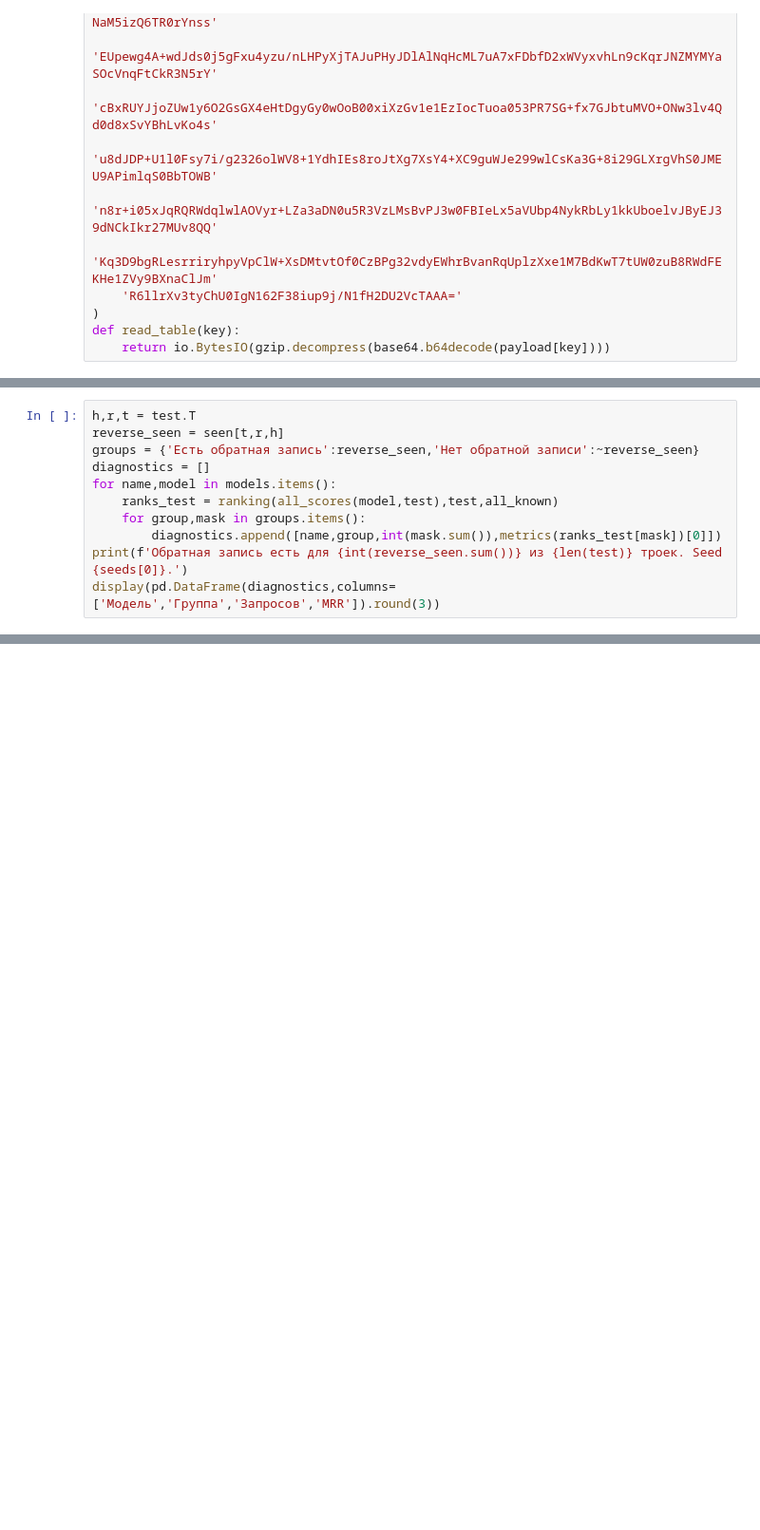
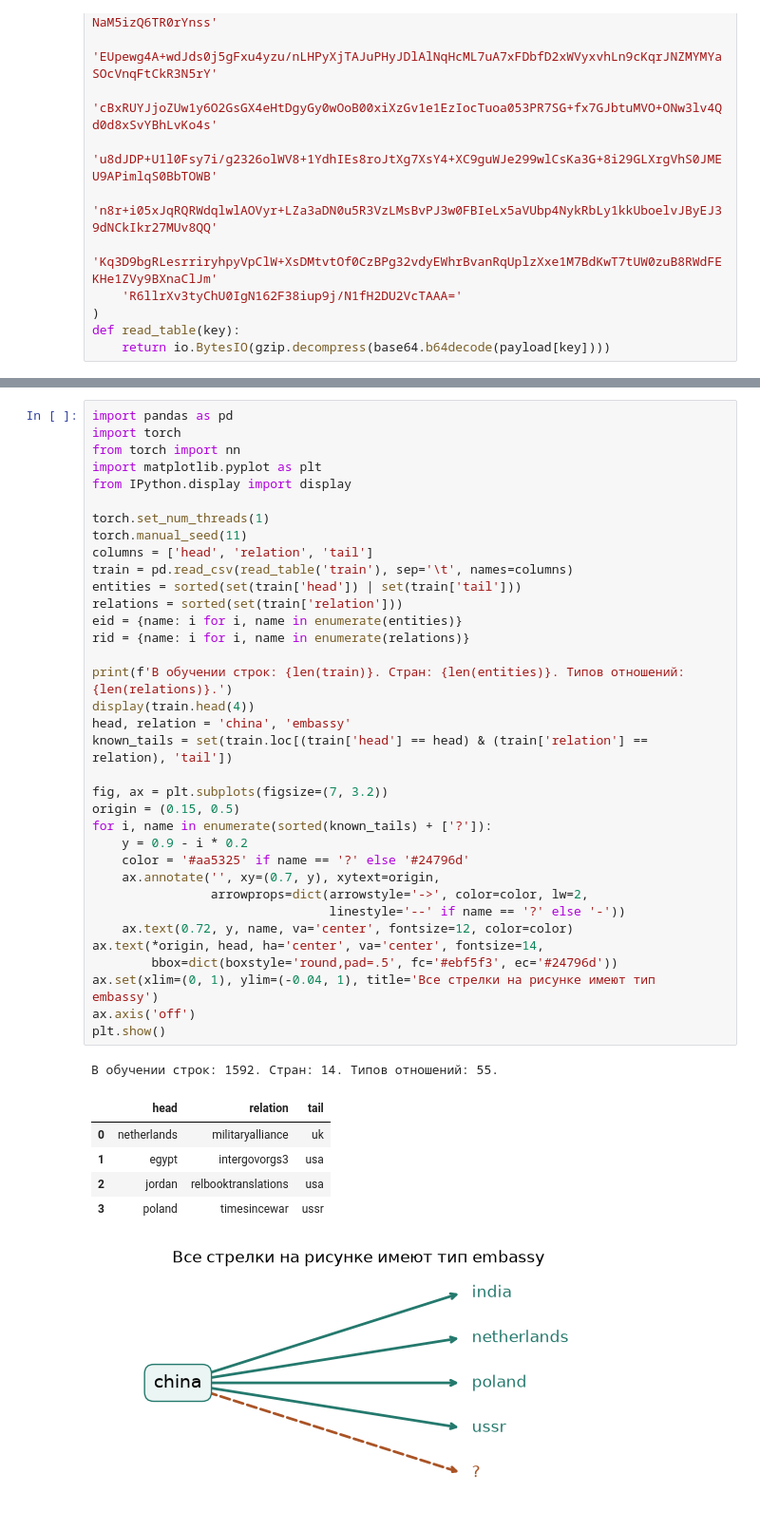
Before and after one commit to rustam-azimov/gnn-course-itmo, a Jupyter notebook: practice/practice06_knowledge_graphs.ipynb, the cells around one changed output, grey strips where cells are left out. Shown at 95% size. Saved outputs shown, nothing was run; the diff lists cells and outputs as text; blank space fills up the shorter version.

```diff
--- a/practice/practice06_knowledge_graphs.ipynb
+++ b/practice/practice06_knowledge_graphs.ipynb
@@ -299,11 +136,0 @@ DistMult: средняя MRR 0.721; разность с частотой +0.177.
-# %%
-h,r,t = test.T
-reverse_seen = seen[t,r,h]
-groups = {'Есть обратная запись':reverse_seen,'Нет обратной записи':~reverse_seen}
-diagnostics = []
-for name,model in models.items():
-    ranks_test = ranking(all_scores(model,test),test,all_known)
-    for group,mask in groups.items():
-        diagnostics.append([name,group,int(mask.sum()),metrics(ranks_test[mask])[0]])
-print(f'Обратная запись есть для {int(reverse_seen.sum())} из {len(test)} троек. Seed {seeds[0]}.')
-display(pd.DataFrame(diagnostics,columns=['Модель','Группа','Запросов','MRR']).round(3))
@@ -369,0 +141,43 @@ DistMult: прямой балл -3.869, при перестановке стра
+# %%
+import pandas as pd
+import torch
+from torch import nn
+import matplotlib.pyplot as plt
+from IPython.display import display
+
+torch.set_num_threads(1)
+torch.manual_seed(11)
+columns = ['head', 'relation', 'tail']
+train = pd.read_csv(read_table('train'), sep='\t', names=columns)
+entities = sorted(set(train['head']) | set(train['tail']))
+relations = sorted(set(train['relation']))
+eid = {name: i for i, name in enumerate(entities)}
+rid = {name: i for i, name in enumerate(relations)}
+
+print(f'В обучении строк: {len(train)}. Стран: {len(entities)}. Типов отношений: {len(relations)}.')
+display(train.head(4))
+head, relation = 'china', 'embassy'
+known_tails = set(train.loc[(train['head'] == head) & (train['relation'] == relation), 'tail'])
+
+fig, ax = plt.subplots(figsize=(7, 3.2))
+origin = (0.15, 0.5)
+for i, name in enumerate(sorted(known_tails) + ['?']):
+    y = 0.9 - i * 0.2
+    color = '#aa5325' if name == '?' else '#24796d'
+    ax.annotate('', xy=(0.7, y), xytext=origin,
+                arrowprops=dict(arrowstyle='->', color=color, lw=2,
+                                linestyle='--' if name == '?' else '-'))
+    ax.text(0.72, y, name, va='center', fontsize=12, color=color)
+ax.text(*origin, head, ha='center', va='center', fontsize=14,
+        bbox=dict(boxstyle='round,pad=.5', fc='#ebf5f3', ec='#24796d'))
+ax.set(xlim=(0, 1), ylim=(-0.04, 1), title='Все стрелки на рисунке имеют тип embassy')
+ax.axis('off')
+plt.show()
+# %% [output]
+В обучении строк: 1592. Стран: 14. Типов отношений: 55.
+|  | head | relation | tail |
+| 0 | netherlands | militaryalliance | uk |
+| 1 | egypt | intergovorgs3 | usa |
+| 2 | jordan | relbooktranslations | usa |
+| 3 | poland | timesincewar | ussr |
+[figure, added]
```
Also changed, not shown: parts of 25 cells of this notebook, 3 other files.
